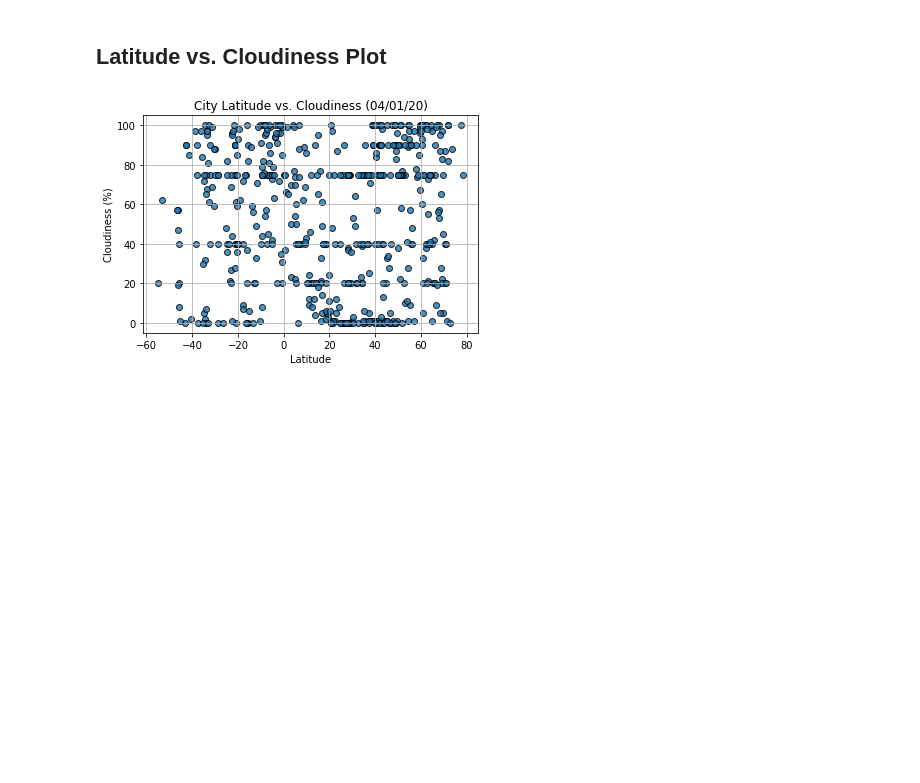
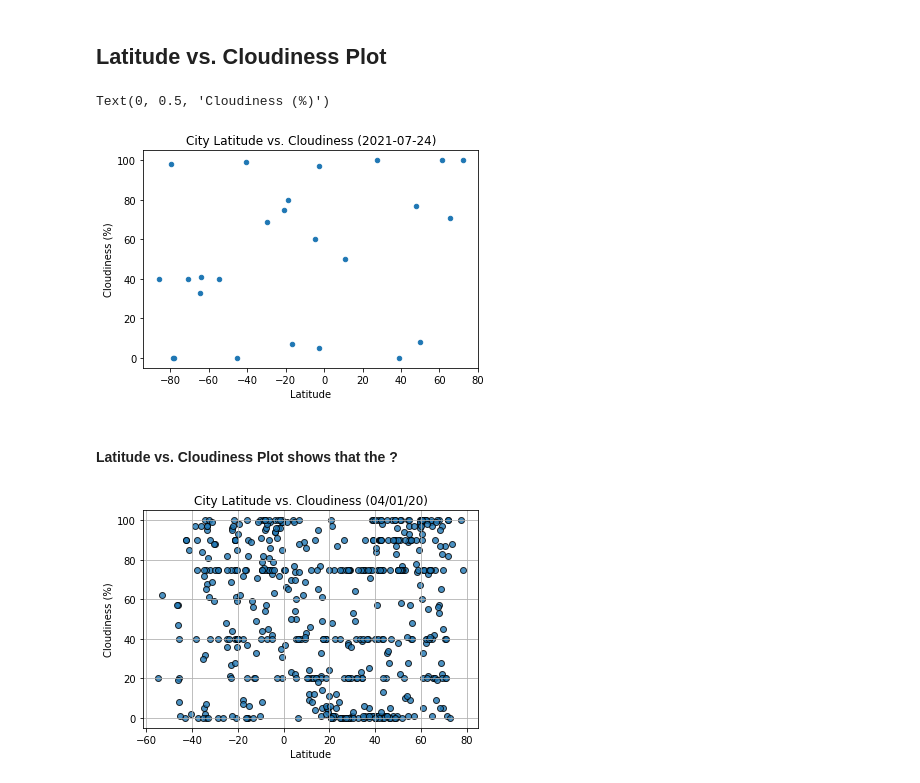
Before and after one commit to GalynaM/python-APIs-challenge, a Jupyter notebook: WeatherPy.ipynb, the cells around one changed output. Drawn from its saved outputs; the diff is of its cells as text; code cells hidden in the pictures; blank space fills up the shorter version.

```diff
--- a/WeatherPy.ipynb
+++ b/WeatherPy.ipynb
@@ -439,6 +462,16 @@ Int64Index([], dtype='int64')
 [figure]
 # %% [markdown]
 ## Latitude vs. Cloudiness Plot
+# %%
+lat_cloud = clean_df.plot(kind = "scatter", x = "Lat", y = "Cloudiness",
+              title = f"City Latitude vs. Cloudiness ({analysis_date})")
+lat_cloud.set_xlabel("Latitude")
+lat_cloud.set_ylabel("Cloudiness (%)")
+# %% [output]
+Text(0, 0.5, 'Cloudiness (%)')
+[figure, added]
+# %% [markdown]
+#### Latitude vs. Cloudiness Plot shows that the ?
 # %%
 # %% [output]
 [figure]
```
Also changed, not shown: parts of 22 cells of this notebook, 1 other file.
